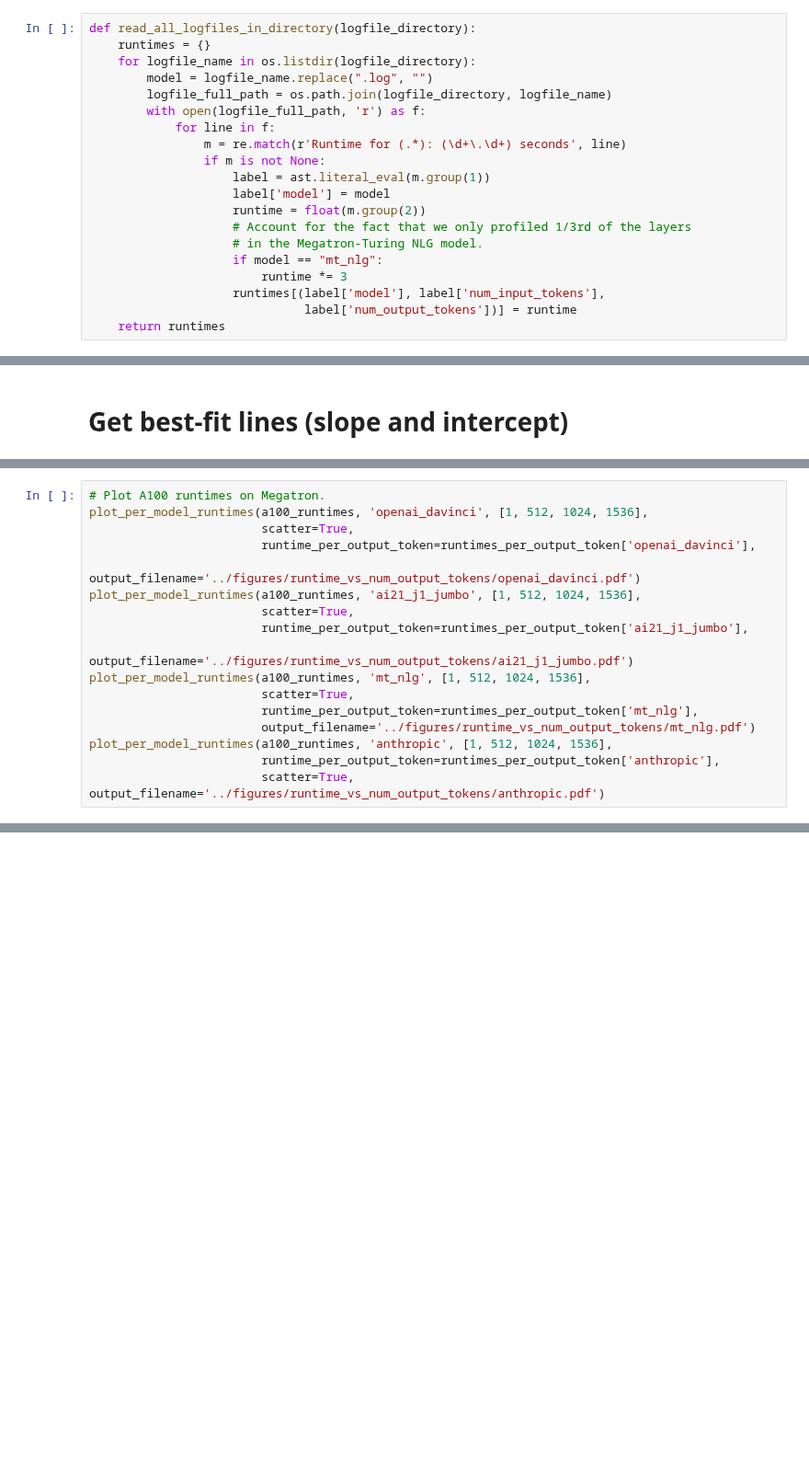
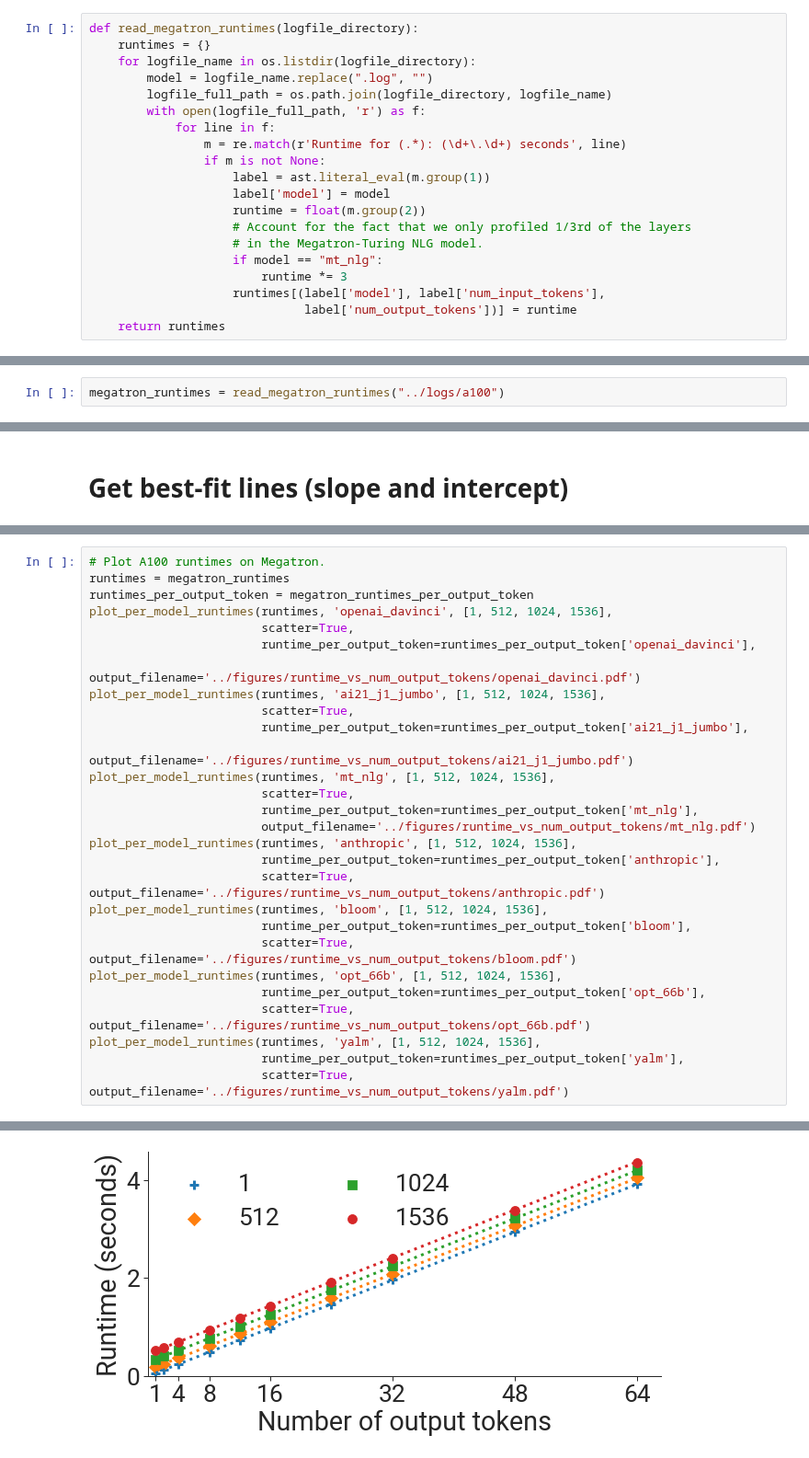
Before and after one commit to stanford-crfm/helm-efficiency, a Jupyter notebook: notebooks/fit_runtimes.ipynb, the cells around one changed output, grey strips where cells are left out. Shown at 92% size. Cells and saved outputs as stored; diff of their text form; blank space fills up the shorter version.

```diff
--- a/notebooks/fit_runtimes.ipynb
+++ b/notebooks/fit_runtimes.ipynb
@@ -37,7 +83,7 @@ from sklearn.linear_model import LinearRegression
 # %% [markdown]
 # Read runtimes from logfiles
 # %%
-def read_all_logfiles_in_directory(logfile_directory):
+def read_megatron_runtimes(logfile_directory):
     runtimes = {}
     for logfile_name in os.listdir(logfile_directory):
         model = logfile_name.replace(".log", "")
@@ -108,2 +105,4 @@ def read_logfile(logfile, collect_runtime_discrepancy=False):
+# %%
+megatron_runtimes = read_megatron_runtimes("../logs/a100")
 # %%
 import json
@@ -336,21 +315,32 @@ openai_ada:
 ====================================================================================================
 # %%
 # Plot A100 runtimes on Megatron.
-plot_per_model_runtimes(a100_runtimes, 'openai_davinci', [1, 512, 1024, 1536],
+runtimes = megatron_runtimes
+runtimes_per_output_token = megatron_runtimes_per_output_token
+plot_per_model_runtimes(runtimes, 'openai_davinci', [1, 512, 1024, 1536],
                         scatter=True,
                         runtime_per_output_token=runtimes_per_output_token['openai_davinci'],
                         output_filename='../figures/runtime_vs_num_output_tokens/openai_davinci.pdf')
-plot_per_model_runtimes(a100_runtimes, 'ai21_j1_jumbo', [1, 512, 1024, 1536],
+plot_per_model_runtimes(runtimes, 'ai21_j1_jumbo', [1, 512, 1024, 1536],
                         scatter=True,
                         runtime_per_output_token=runtimes_per_output_token['ai21_j1_jumbo'],
                         output_filename='../figures/runtime_vs_num_output_tokens/ai21_j1_jumbo.pdf')
-plot_per_model_runtimes(a100_runtimes, 'mt_nlg', [1, 512, 1024, 1536],
+plot_per_model_runtimes(runtimes, 'mt_nlg', [1, 512, 1024, 1536],
                         scatter=True,
                         runtime_per_output_token=runtimes_per_output_token['mt_nlg'],
                         output_filename='../figures/runtime_vs_num_output_tokens/mt_nlg.pdf')
-plot_per_model_runtimes(a100_runtimes, 'anthropic', [1, 512, 1024, 1536],
+plot_per_model_runtimes(runtimes, 'anthropic', [1, 512, 1024, 1536],
                         runtime_per_output_token=runtimes_per_output_token['anthropic'],
                         scatter=True, output_filename='../figures/runtime_vs_num_output_tokens/anthropic.pdf')
+plot_per_model_runtimes(runtimes, 'bloom', [1, 512, 1024, 1536],
+                        runtime_per_output_token=runtimes_per_output_token['bloom'],
+                        scatter=True, output_filename='../figures/runtime_vs_num_output_tokens/bloom.pdf')
+plot_per_model_runtimes(runtimes, 'opt_66b', [1, 512, 1024, 1536],
+                        runtime_per_output_token=runtimes_per_output_token['opt_66b'],
+                        scatter=True, output_filename='../figures/runtime_vs_num_output_tokens/opt_66b.pdf')
+plot_per_model_runtimes(runtimes, 'yalm', [1, 512, 1024, 1536],
+                        runtime_per_output_token=runtimes_per_output_token['yalm'],
+                        scatter=True, output_filename='../figures/runtime_vs_num_output_tokens/yalm.pdf')
 # %% [output]
 openai_davinci
 [figure]
@@ -362,0 +354 @@ anthropic
+[figure, added]
```
Also changed, not shown: parts of 10 cells of this notebook, 14 other files.
